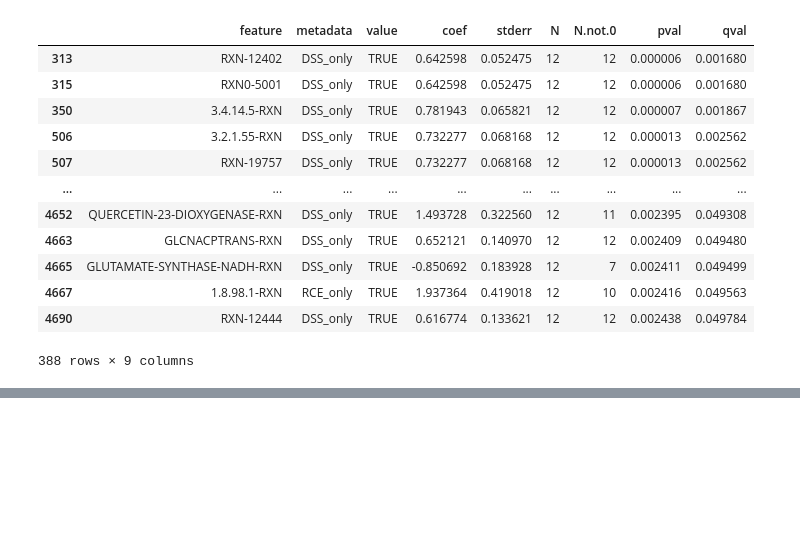
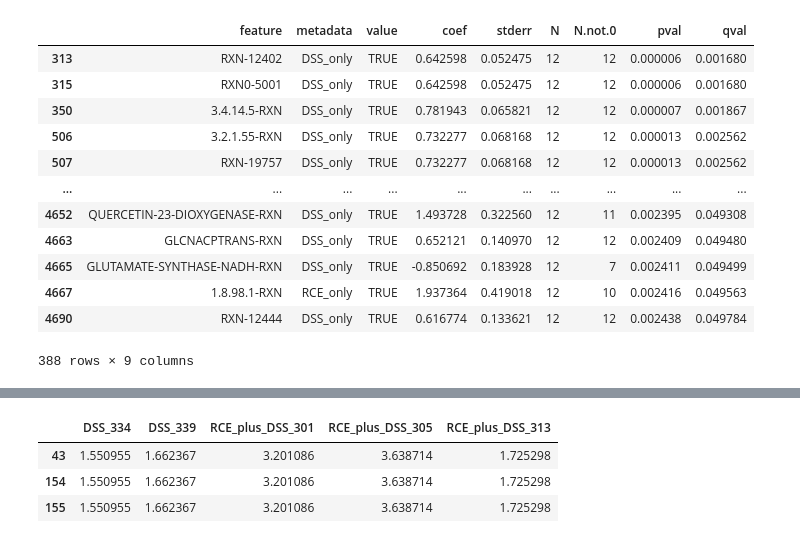
Before and after one commit to chan-csu/RCJ_Megtagenomics, a Jupyter notebook: Data_Analysis/Data_Analysis.ipynb, the cells around one changed output, grey strips where cells are left out. Drawn from its saved outputs; the diff is of its cells as text; code cells hidden in the pictures; blank space fills up the shorter version.

```diff
--- a/Data_Analysis/Data_Analysis.ipynb
+++ b/Data_Analysis/Data_Analysis.ipynb
@@ -99,5 +99,3 @@ ax.savefig("test")
 [figure]
 # %%
 Path_Abund_Unstratified_Filtered.reset_index(inplace=True)
-# %%
-for i in Path_Abund_Unstratified_Filtered["Sample_ID"]:
@@ -122,4 +102,5 @@ Name: Sample_ID, dtype: object
 # %%
+Sig_Results.reset_index(inplace=True)
 for i in range(Sig_Results.shape[0]):
     Sig_Results['feature'][i]=Mapping_dict[Sig_Results['feature'][i]]
 # %% [output]
@@ -132,6 +113,8 @@ import math
 import numpy
 # %%
 Path_Abund_Unstratified_Filtered.reset_index(inplace=True)
+# %%
+Sig_Results.set_index("feature",inplace=True)
 # %%
 Heatmap_Dict={"Pathway":[],"DSS_only":[],"RCE_only":[],"RCEwDSS_only":[]}
 DF=pd.DataFrame(Heatmap_Dict)
@@ -465,0 +431,14 @@ list(Rxn_Abund_Unstratified_Filtered["Sample_ID"])
+# %%
+Q1_List=["ALPHA","RXN-19378","RXN-19379"]
+Q1_DF=Rxn_Abund_Unstratified_Filtered[Rxn_Abund_Unstratified_Filtered["Sample_ID"].str.contains("Something_Werid")]
+for i in range(len(Q1_List)):
+    Q1_DF=Q1_DF.append(Rxn_Abund_Unstratified_Filtered[Rxn_Abund_Unstratified_Filtered["Sample_ID"].str.contains(Q1_List[i])])
+
+Q1_DF=Q1_DF.iloc[:,[4,5,-4,-3,-2]]
+# %%
+for i in
+# %% [output]
+|  | DSS_334 | DSS_339 | RCE_plus_DSS_301 | RCE_plus_DSS_305 | RCE_plus_DSS_313 |
+| 43 | 1.550955 | 1.662367 | 3.201086 | 3.638714 | 1.725298 |
+| 154 | 1.550955 | 1.662367 | 3.201086 | 3.638714 | 1.725298 |
+| 155 | 1.550955 | 1.662367 | 3.201086 | 3.638714 | 1.725298 |
```
Also changed, not shown: parts of 7 cells of this notebook, 1 other file.
